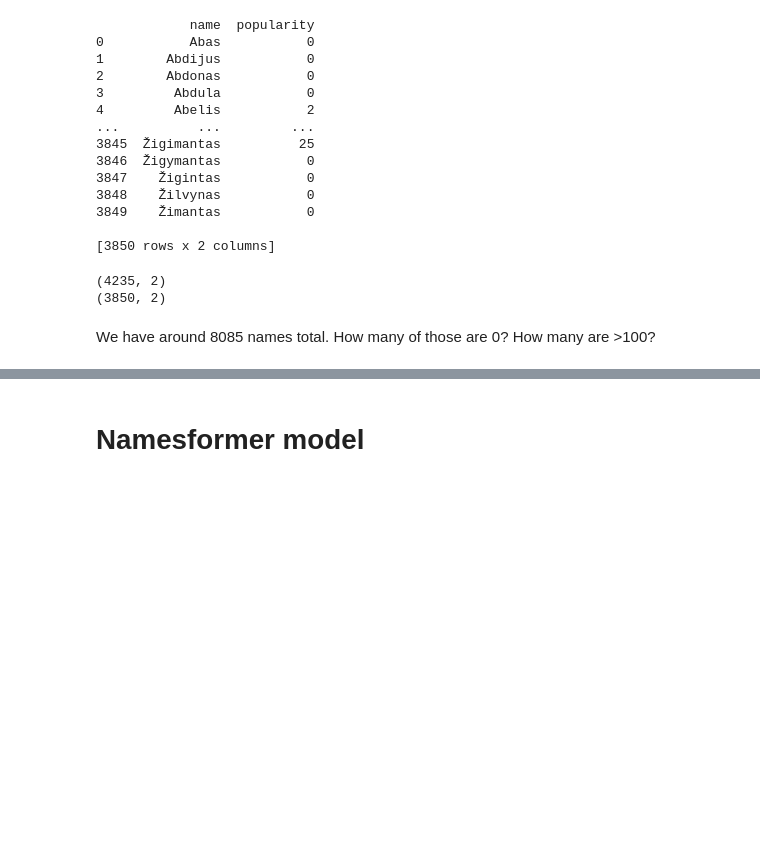
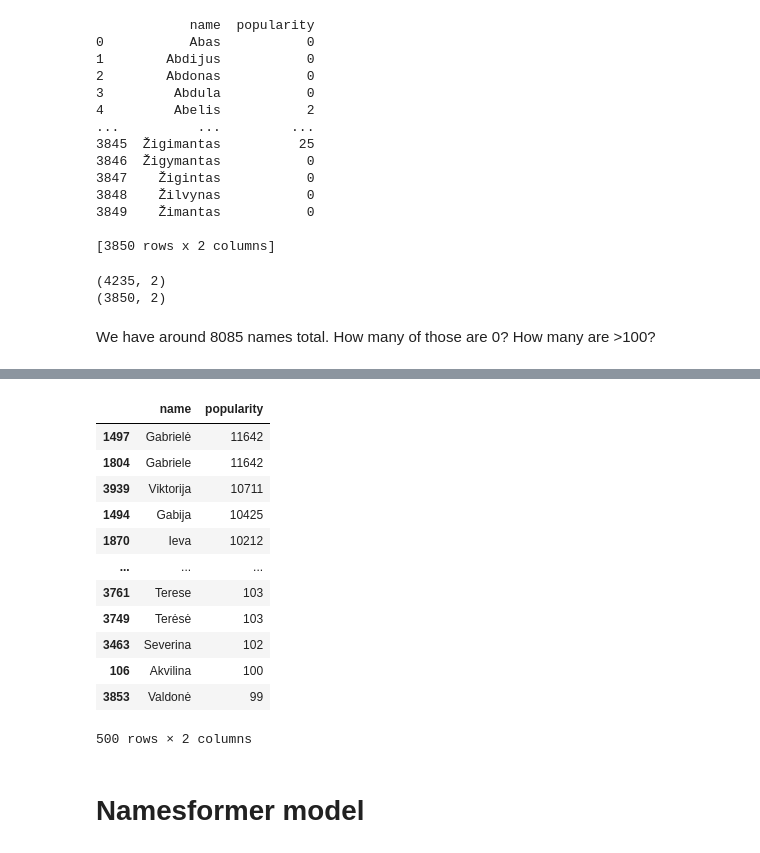
Before and after one commit to AudriusJurg/namesformer, a Jupyter notebook: namesformer.ipynb, the cells around one changed output, grey strips where cells are left out. Cells and saved outputs as stored; diff of their text form; code cells hidden in the pictures; blank space fills up the shorter version.

```diff
--- a/namesformer.ipynb
+++ b/namesformer.ipynb
@@ -65,2 +117,18 @@ Additionally, we will try to see what kind of model we can get if we take the n
+# %%
+top_500_female
+# %% [output]
+|  | name | popularity |
+| 1497 | Gabrielė | 11642 |
+| 1804 | Gabriele | 11642 |
+| 3939 | Viktorija | 10711 |
+| 1494 | Gabija | 10425 |
+| 1870 | Ieva | 10212 |
+| ... | ... | ... |
+| 3761 | Terese | 103 |
+| 3749 | Terėsė | 103 |
+| 3463 | Severina | 102 |
+| 106 | Akvilina | 100 |
+| 3853 | Valdonė | 99 |
+500 rows × 2 columns
 # %% [markdown]
 # Namesformer model
```
Also changed, not shown: parts of 22 cells of this notebook, 8 other files.
